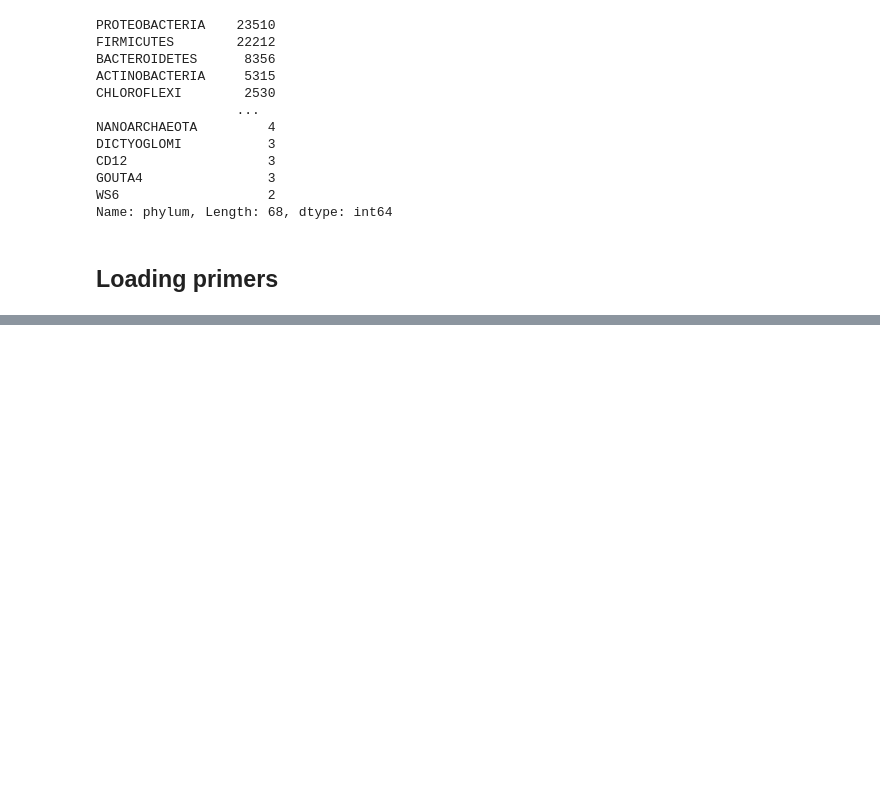
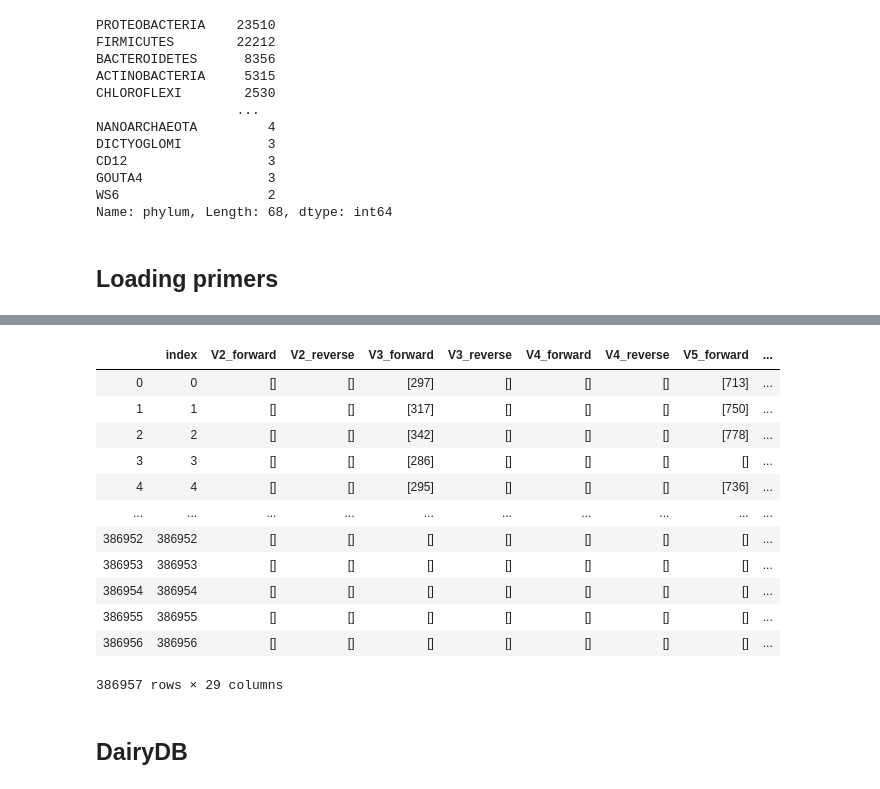
Before and after one commit to GautierDulac/taxonomic_classification, a Jupyter notebook: working_notebook.ipynb, the cells around one changed output, grey strips where cells are left out. Drawn from its saved outputs; the diff is of its cells as text; code cells hidden in the pictures; blank space fills up the shorter version.

```diff
--- a/working_notebook.ipynb
+++ b/working_notebook.ipynb
@@ -56,3 +44,4 @@ def load_primers(start_or_end: str = '') -> pd.DataFrame:
 # %%
-start_primers = load_primers('start')
-end_primers = load_primers('end')
+start_primers = load_primers('forward')
+end_primers = load_primers('reverse')
+sequence_df = read_saved_file(type_to_read='Sequence')
@@ -76,0 +84,3 @@ start_primers
+# %%
+%%time
+df = get_all_occurences(sequence_df)
@@ -76,0 +89,18 @@ start_primers
+# %%
+df
+# %% [output]
+|  | index | V2_forward | V2_reverse | V3_forward | V3_reverse | V4_forward | V4_reverse | V5_forward | ... |
+| 0 | 0 | [] | [] | [297] | [] | [] | [] | [713] | ... |
+| 1 | 1 | [] | [] | [317] | [] | [] | [] | [750] | ... |
+| 2 | 2 | [] | [] | [342] | [] | [] | [] | [778] | ... |
+| 3 | 3 | [] | [] | [286] | [] | [] | [] | [] | ... |
+| 4 | 4 | [] | [] | [295] | [] | [] | [] | [736] | ... |
+| ... | ... | ... | ... | ... | ... | ... | ... | ... | ... |
+| 386952 | 386952 | [] | [] | [] | [] | [] | [] | [] | ... |
+| 386953 | 386953 | [] | [] | [] | [] | [] | [] | [] | ... |
+| 386954 | 386954 | [] | [] | [] | [] | [] | [] | [] | ... |
+| 386955 | 386955 | [] | [] | [] | [] | [] | [] | [] | ... |
+| 386956 | 386956 | [] | [] | [] | [] | [] | [] | [] | ... |
+386957 rows × 29 columns
+# %% [markdown]
+## DairyDB
```
Also changed, not shown: parts of 29 cells of this notebook.
